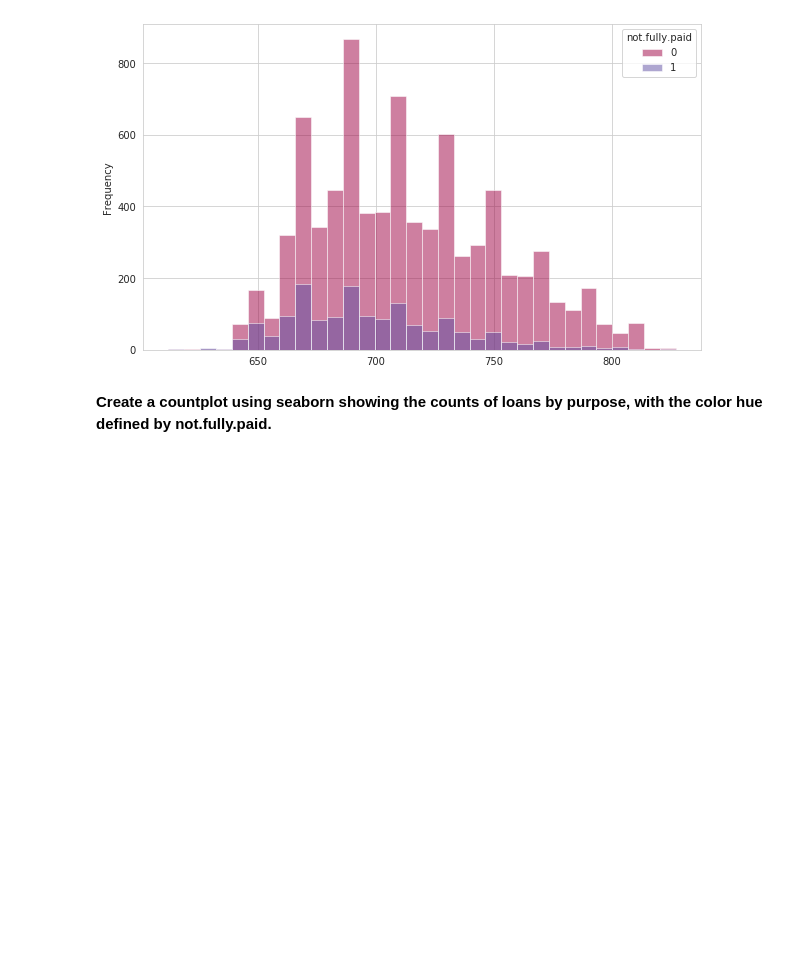
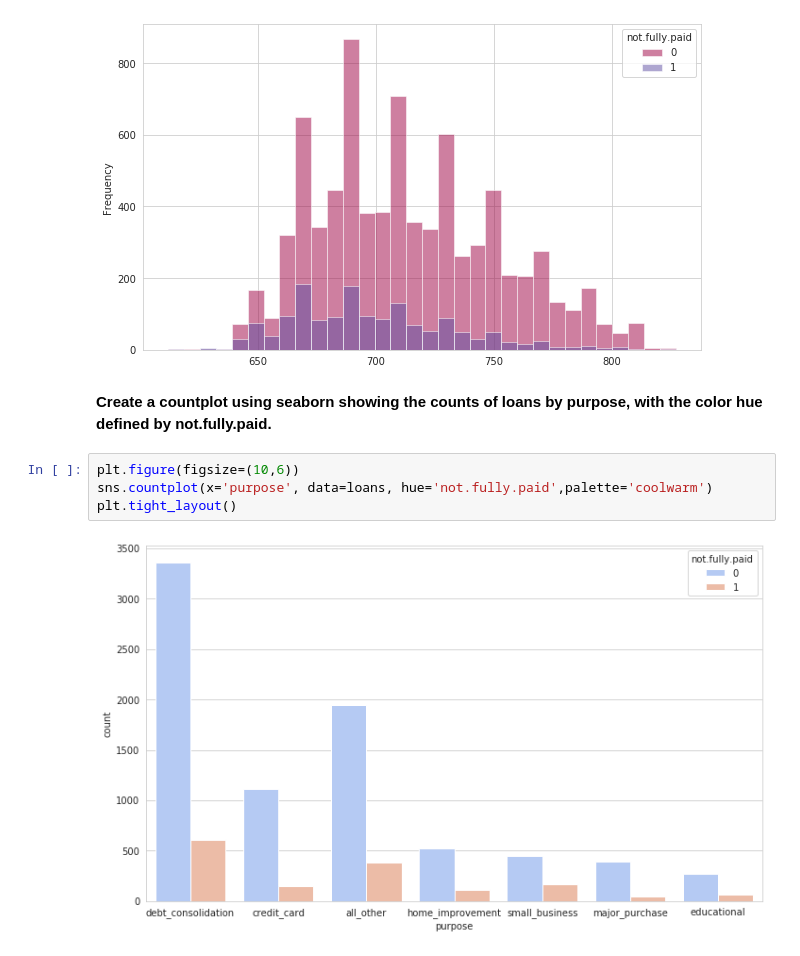
Before and after one commit to GkouskosV/Python-for-Data-Science-and-Machine-Learning-Bootcamp, a Jupyter notebook: Machine_Learning_Sections/DecisionTrees_and_RandomForests/LendingClub_RandomForest_Project.ipynb, the cells around one changed output. Saved outputs shown, nothing was run; the diff lists cells and outputs as text; blank space fills up the shorter version.

```diff
--- a/Machine_Learning_Sections/DecisionTrees_and_RandomForests/LendingClub_RandomForest_Project.ipynb
+++ b/Machine_Learning_Sections/DecisionTrees_and_RandomForests/LendingClub_RandomForest_Project.ipynb
@@ -117,3 +117,9 @@ loans.pivot_table(values='fico', columns='not.fully.paid', index=loans.index).pl
 [figure]
 # %% [markdown]
 **Create a countplot using seaborn showing the counts of loans by purpose, with the color hue defined by not.fully.paid.**
+# %%
+plt.figure(figsize=(10,6))
+sns.countplot(x='purpose', data=loans, hue='not.fully.paid',palette='coolwarm')
+plt.tight_layout()
+# %% [output]
+[figure, added]
```
Also changed, not shown: parts of 34 cells of this notebook.
